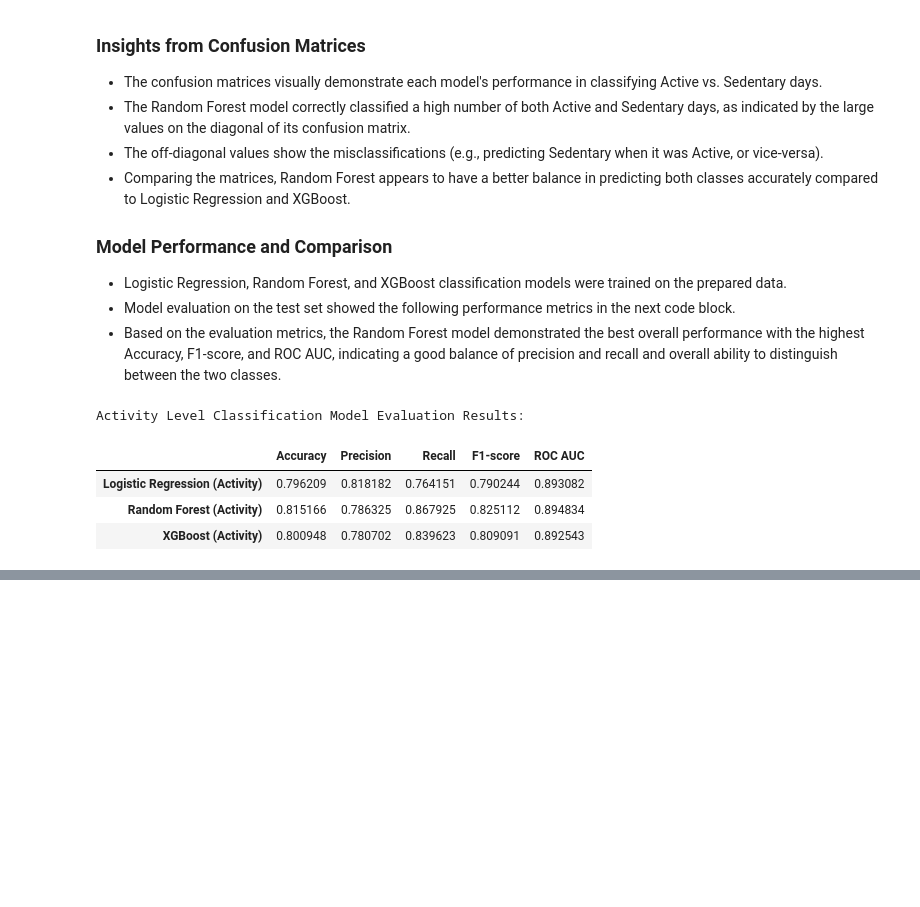
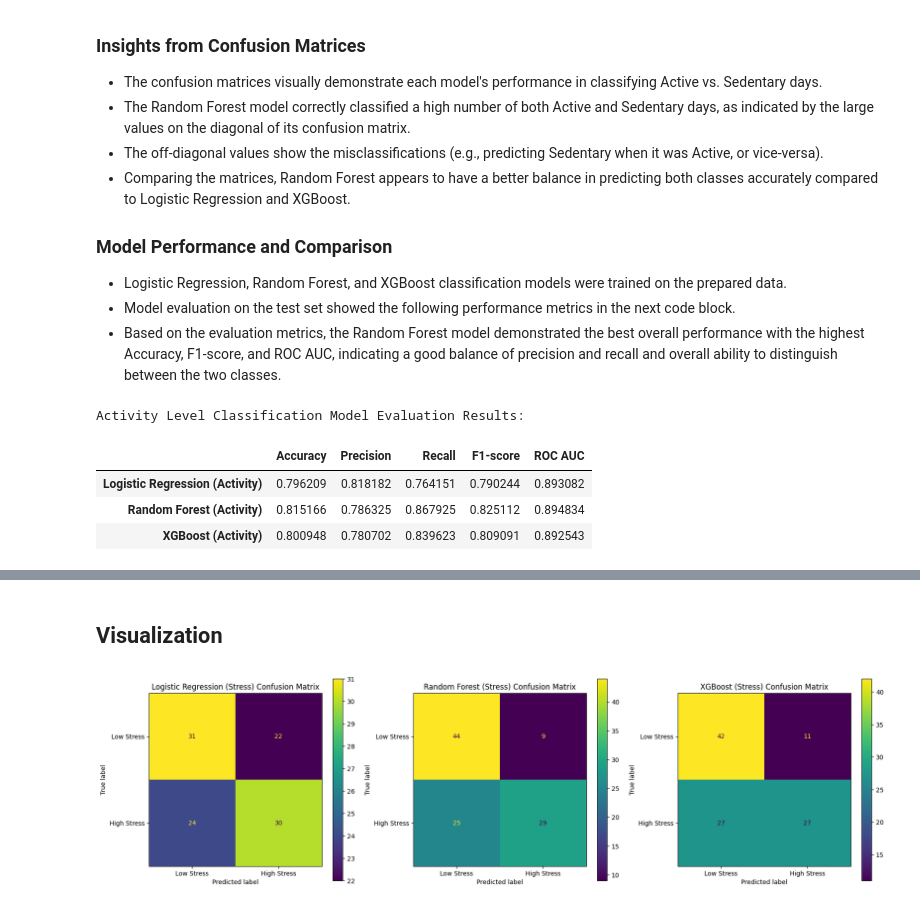
Before and after one commit to Abigail6on/Apple-Health-Sleep-Analysis, a Jupyter notebook: health_data_modeling.ipynb, the cells around one changed output, grey strips where cells are left out. Cells and saved outputs as stored; diff of their text form; code cells hidden in the pictures; blank space fills up the shorter version.

```diff
--- a/health_data_modeling.ipynb
+++ b/health_data_modeling.ipynb
@@ -1252,0 +1510,25 @@ Activity Level Classification Model Evaluation Results:
+# %% [markdown]
+## Visualization
+# %%
+# Define display labels based on the binary target variable (assuming 0 is Low Stress and 1 is High Stress)
+display_labels_stress = ['Low Stress', 'High Stress']
+
+# Create subplots for the three confusion matrices
+fig, axes = plt.subplots(1, 3, figsize=(18, 5)) # 1 row, 3 columns
+
+# Plot confusion matrix for Logistic Regression on the first subplot
+plot_confusion_matrix(lr_stress_model, X_test_scaled_stress_df_dropped, y_test_stress,
+                      'Logistic Regression (Stress) Confusion Matrix', axes[0], display_labels_stress)
+
+# Plot confusion matrix for Random Forest on the second subplot
+plot_confusion_matrix(rf_stress_model, X_test_scaled_stress_df_dropped, y_test_stress,
+                      'Random Forest (Stress) Confusion Matrix', axes[1], display_labels_stress)
+
+# Plot confusion matrix for XGBoost on the third subplot
+plot_confusion_matrix(xgb_stress_model, X_test_scaled_stress_df_dropped, y_test_stress,
+                      'XGBoost (Stress) Confusion Matrix', axes[2], display_labels_stress)
+
+plt.tight_layout()
+plt.show()
+# %% [output]
+[figure, added]
```
Also changed, not shown: parts of 11 cells of this notebook.
